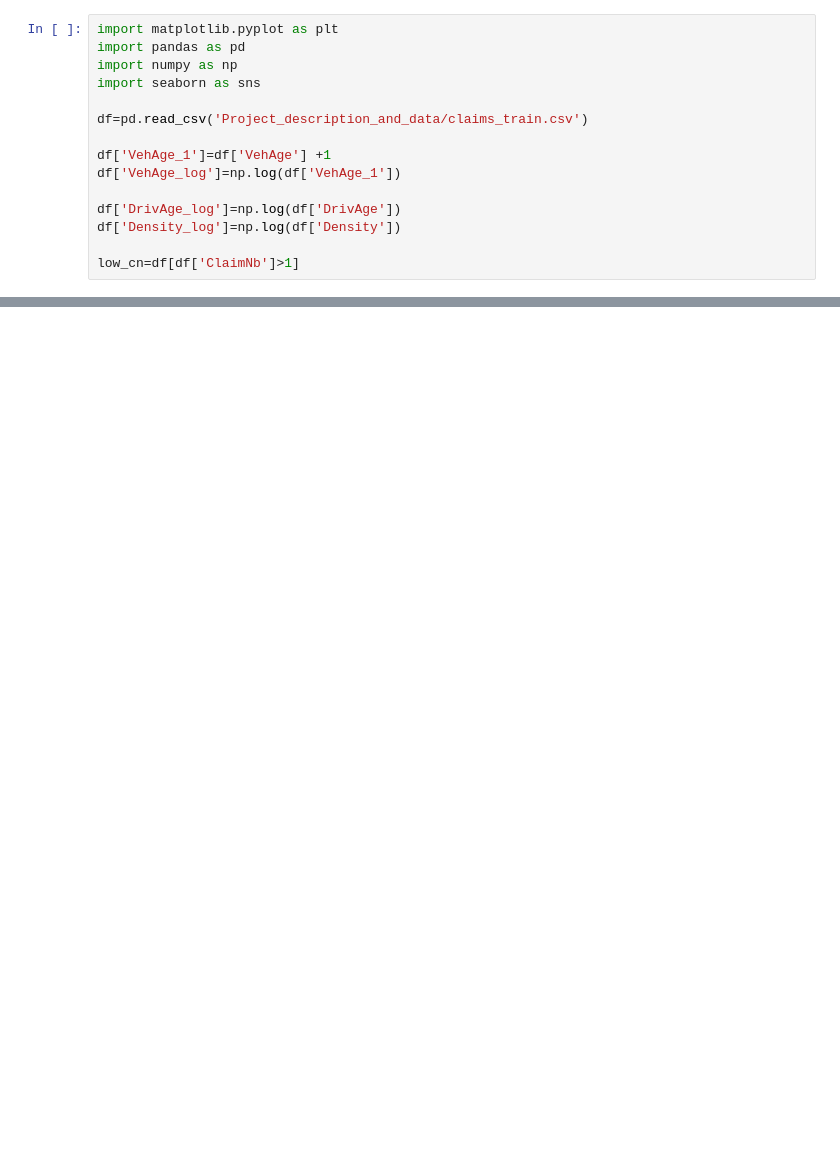
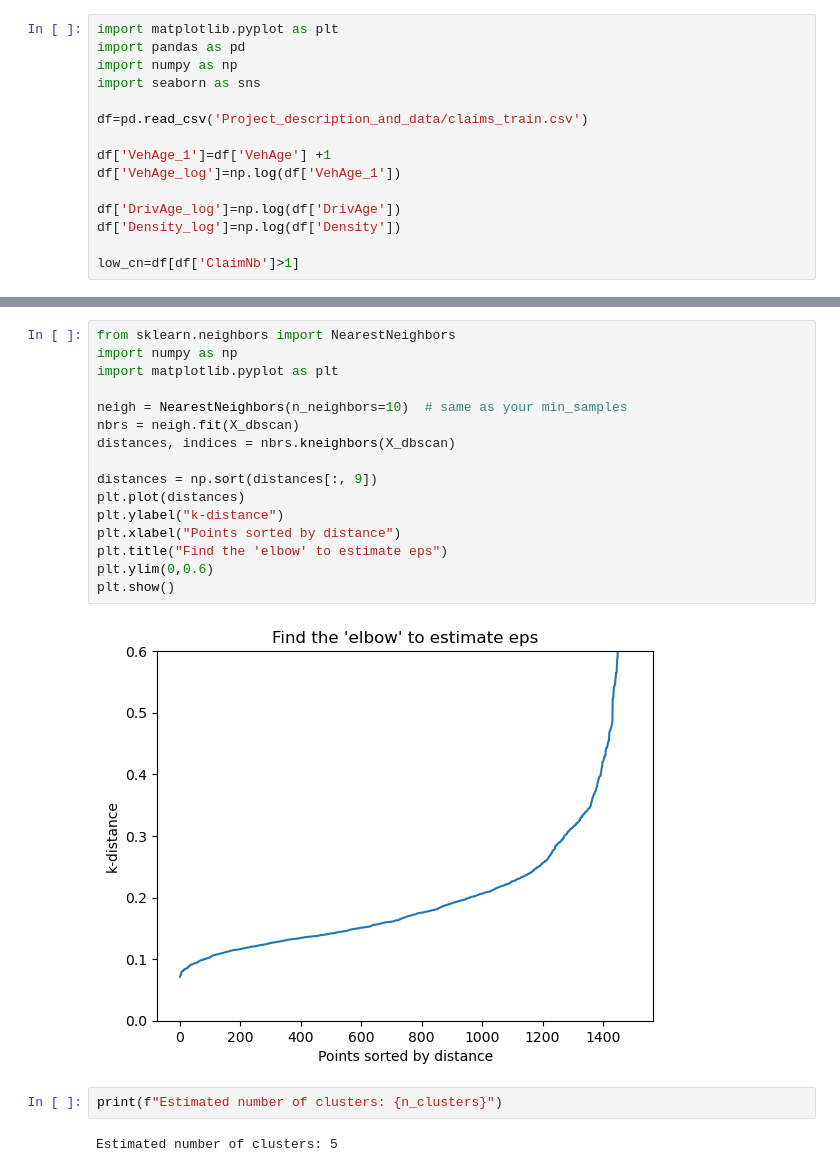
Before and after one commit to HKrtsn/ML-Project, a Jupyter notebook: clustering.ipynb, the cells around one changed output, grey strips where cells are left out. Saved outputs shown, nothing was run; the diff lists cells and outputs as text; blank space fills up the shorter version.

```diff
--- a/clustering.ipynb
+++ b/clustering.ipynb
@@ -65,0 +131,22 @@ plt.show()
+# %%
+from sklearn.neighbors import NearestNeighbors
+import numpy as np
+import matplotlib.pyplot as plt
+
+neigh = NearestNeighbors(n_neighbors=10)  # same as your min_samples
+nbrs = neigh.fit(X_dbscan)
+distances, indices = nbrs.kneighbors(X_dbscan)
+
+distances = np.sort(distances[:, 9])
+plt.plot(distances)
+plt.ylabel("k-distance")
+plt.xlabel("Points sorted by distance")
+plt.title("Find the 'elbow' to estimate eps")
+plt.ylim(0,0.6)
+plt.show()
+# %% [output]
+[figure, added]
+# %%
+print(f"Estimated number of clusters: {n_clusters}")
+# %% [output]
+Estimated number of clusters: 5
```
Also changed, not shown: parts of 9 cells of this notebook.
